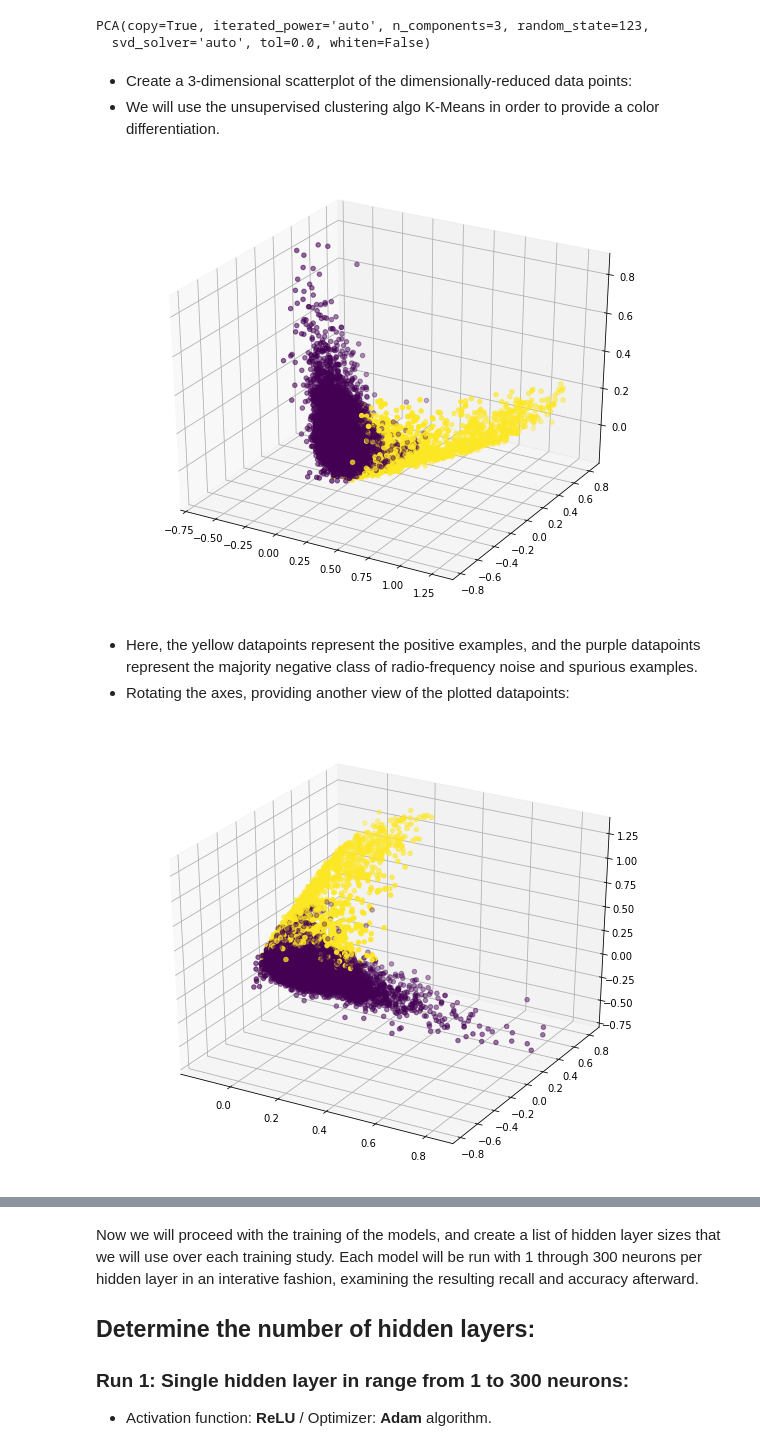
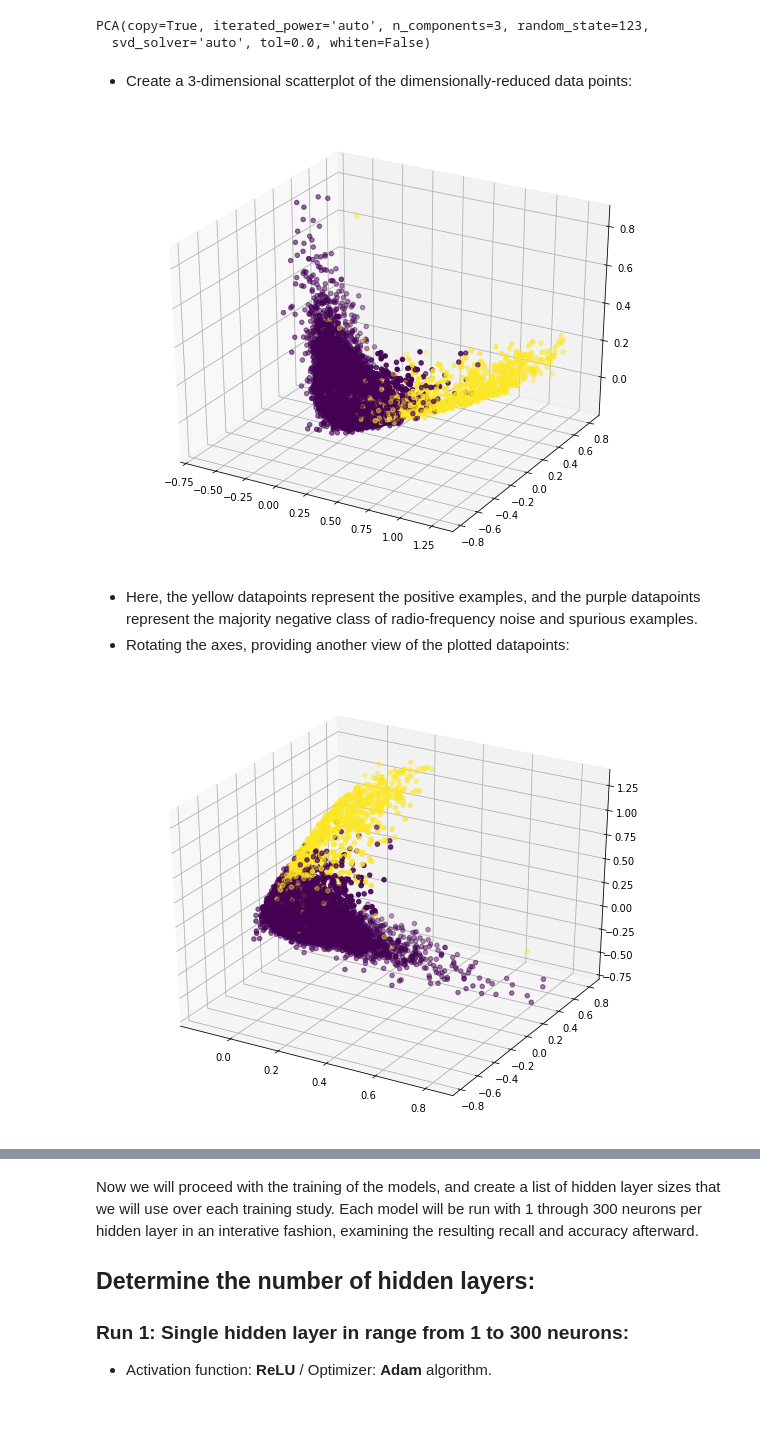
Before and after one commit to ericnewnam/ericnewnam.github.io, a Jupyter notebook: sklearn-pulsar-MLP-simplified.ipynb, the cells around one changed output, grey strips where cells are left out. Drawn from its saved outputs; the diff is of its cells as text; code cells hidden in the pictures; blank space fills up the shorter version.

Commit message:
Updated the MLP algo

```diff
--- a/sklearn-pulsar-MLP-simplified.ipynb
+++ b/sklearn-pulsar-MLP-simplified.ipynb
@@ -257,18 +255,17 @@ p3_train = pca_3.transform(X_train)
 p3_test = pca_3.transform(X_test)
 # %% [markdown]
 - Create a 3-dimensional scatterplot of the dimensionally-reduced data points:
-- We will use the unsupervised clustering algo K-Means in order to provide a color differentiation.
 # %%
 from mpl_toolkits.mplot3d import Axes3D
 fig = plt.figure(figsize = (10, 8))
 ax = fig.add_subplot(111, projection = '3d')
 x_ax = np.array(p3_train[:, 0]).flatten()
 y_ax = np.array(p3_train[:, 1]).flatten()
 z_ax = np.array(p3_train[:, 2]).flatten()
-ax.scatter(x_ax, y_ax, z_ax, c = kmeans2, marker = 'o')
+ax.scatter(x_ax, y_ax, z_ax, c = Y_train, marker = 'o')
 plt.show()
 # %% [output]
-[figure, old version]
+[figure, new version]
 # %% [markdown]
 - Here, the yellow datapoints represent the positive examples, and the purple datapoints represent the majority negative class of radio-frequency noise and spurious examples.
 - Rotating the axes, providing another view of the plotted datapoints:
@@ -278,8 +275,8 @@ ax = fig.add_subplot(111, projection = '3d')
 x_ax = np.array(p3_train[:, 2]).flatten()
 y_ax = np.array(p3_train[:, 1]).flatten()
 z_ax = np.array(p3_train[:, 0]).flatten()
-ax.scatter(x_ax, y_ax, z_ax, c = kmeans2, marker = 'o')
+ax.scatter(x_ax, y_ax, z_ax, c = Y_train, marker = 'o')
 plt.show()
 # %% [output]
-[figure, old version]
+[figure, new version]
 # %% [markdown]
```
Also changed, not shown: parts of 3 cells of this notebook, 2 other files.
